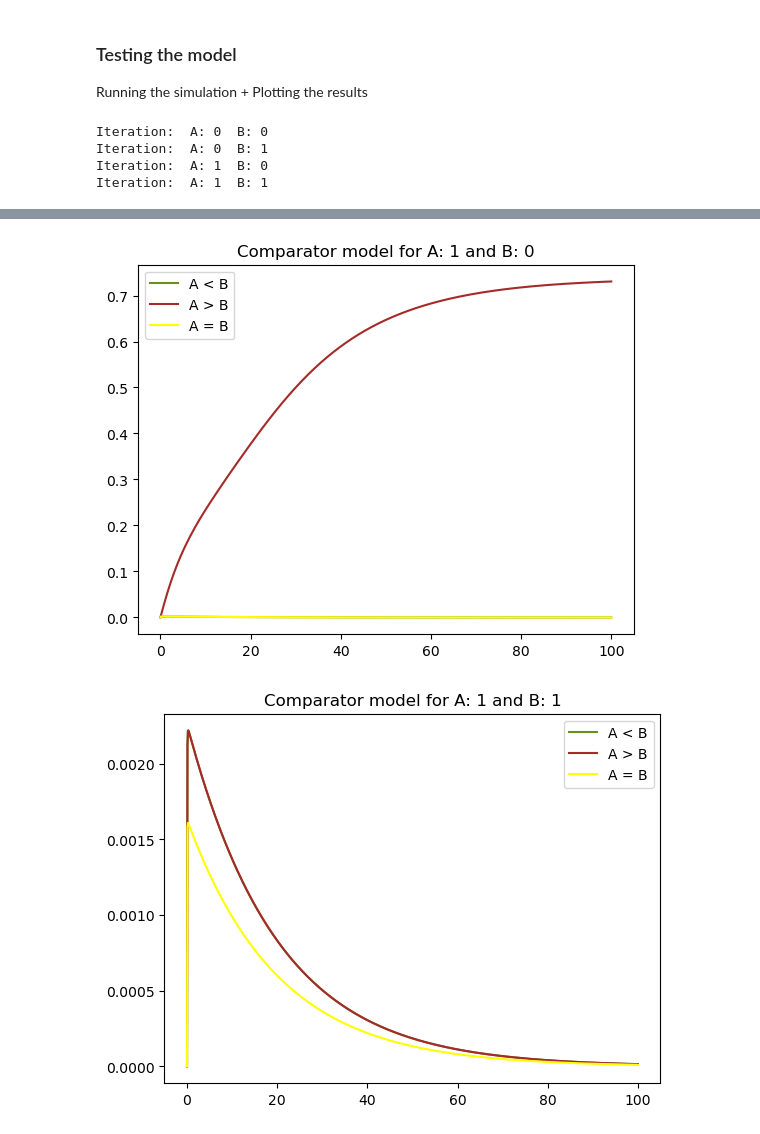
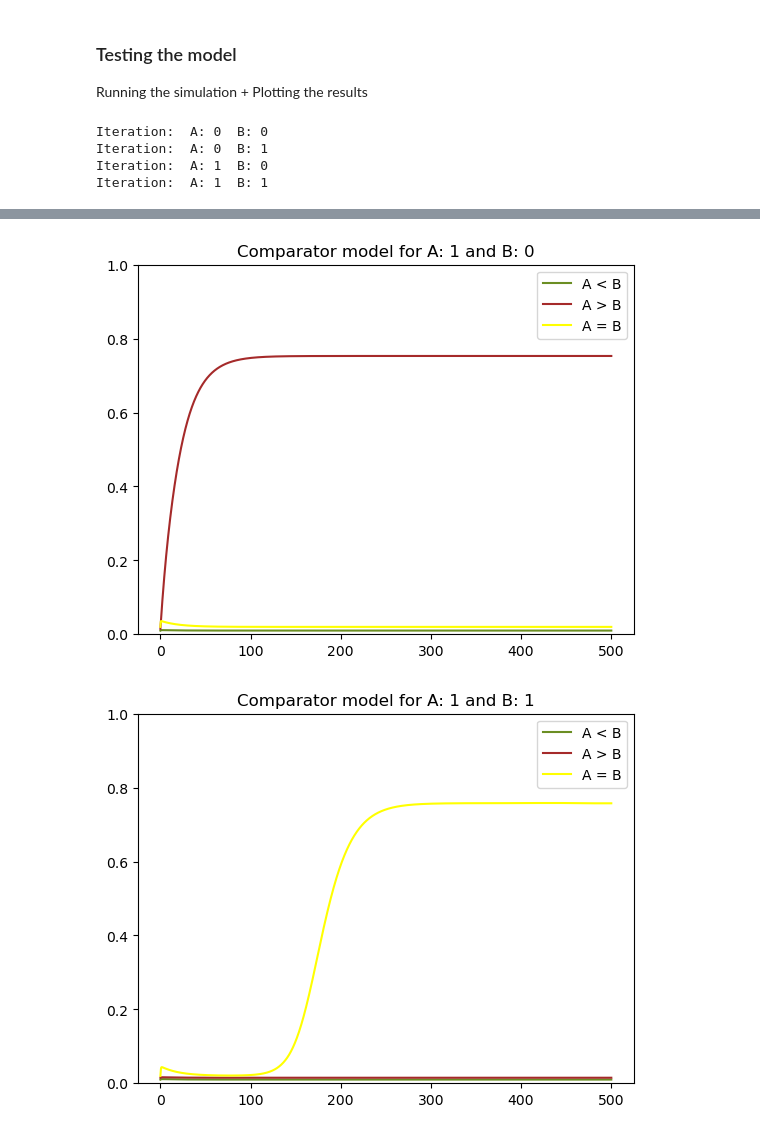
Before and after one commit to ziga7631/CBLB-Comparators, a Jupyter notebook: 1_bit_magnitude_comparator.ipynb, the cells around one changed output, grey strips where cells are left out. Cells and saved outputs as stored; diff of their text form; code cells hidden in the pictures.

```diff
--- a/1_bit_magnitude_comparator.ipynb
+++ b/1_bit_magnitude_comparator.ipynb
@@ -60,10 +63,10 @@ def comparator_model(T, state, *params):
 
     # Inner part (OR)
     # Prepare state for or
-    state_or = a, b, I5
+    state_yes_yes_or = I2, I4, I5
     # Prepare params for or
     params_or = delta_L, gamma_A, n_b, theta_A, eta_a, omega_a, m_a, delta_a, rho_a
-    dI5 = models.yes_yes_or(state_or, params_or)
+    dI5 = models.yes_yes_or(state_yes_yes_or, params_or)
 
     # Outer part (NEG)
     # Prepare state for neg
@@ -72,8 +75,11 @@ def comparator_model(T, state, *params):
     params_neg = delta_L, gamma_A, n_b, theta_A, eta_a, omega_a, m_a, delta_a, rho_a
     dL_I6, dI6 = models.not_cell_wrapper(state_neg, params_neg)
 
+    # Set changes of unused variables to 0
+    dL_A, dL_B, dL_I5, dA, dB = 0, 0, 0, 0, 0
+
     # We are finished
-    return np.array([0, 0, dL_I1, dL_I2, dL_I3, dL_I4, 0, dL_I6, 0, 0, dI1, dI2, dI3, dI4, dI5, dI6])
+    return np.array([dL_A, dL_B, dL_I1, dL_I2, dL_I3, dL_I4, dL_I5, dL_I6, dA, dB, dI1, dI2, dI3, dI4, dI5, dI6])
 # %% [markdown]
 ### Parameters
 Setting the parameters
@@ -99,7 +105,7 @@ params = [delta_L,
 ### Testing the model
 Running the simulation + Plotting the results
 # %%
-t_end = 100
+t_end = 500
 N = t_end * 10
 T = np.linspace(0, t_end, N)
 
@@ -107,8 +113,8 @@ for A in range(2):
     for B in range(2):
         print("Iteration: ", "A:", A, " B:", B)
         Y0 = np.zeros(16)
-        Y0[8] = A
-        Y0[9] = B
+        Y0[8] = A * 10
+        Y0[9] = B * 10
         sol = solve_ivp(comparator_model, [0, t_end], Y0, args=params, dense_output=True)
         z = sol.sol(T)
         # Results are in I2, I4, I6
@@ -125,9 +131,10 @@ for A in range(2):
         fig, ax = plt.subplots()
         #ax.plot(T, value_a, color="red", label="A")
         #ax.plot(T, value_b, color="blue", label="B")
-        ax.plot(T, a_less_than_b, color="olivedrab", label="A < B")
-        ax.plot(T, a_more_than_b, color="brown", label="A > B")
-        ax.plot(T, a_equal_b, color="yellow", label="A = B")
+        ax.set_ylim(bottom=0, top=1)
+        ax.plot(T, a_less_than_b + 0.01, color="olivedrab", label="A < B")
+        ax.plot(T, a_more_than_b + 0.015, color="brown", label="A > B")
+        ax.plot(T, a_equal_b + 0.02, color="yellow", label="A = B")
         ax.legend()
         title = "Comparator model for A: {a_bit} and B: {b_bit}".format(a_bit = A, b_bit = B)
         filename = "slike/1_bit_magnitude_comparator/png/comparator_A{a_bit}_B{b_bit}".format(a_bit = A, b_bit = B)
@@ -143,2 +150,2 @@ Iteration:  A: 1  B: 1
-[figure, old version]
+[figure, new version]
-[figure, old version]
+[figure, new version]
```
Also changed, not shown: parts of 3 cells of this notebook, 5 other files.
